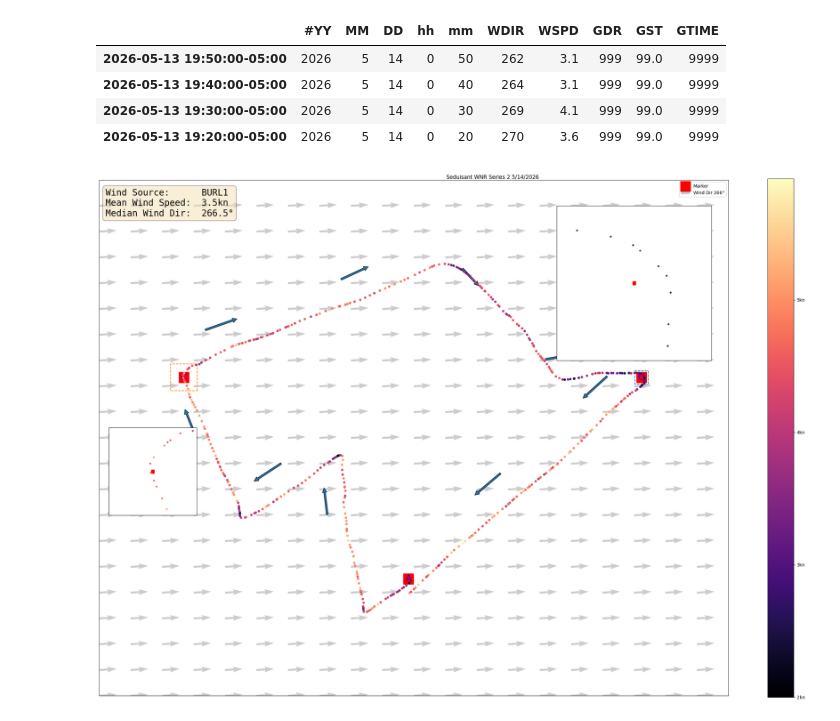
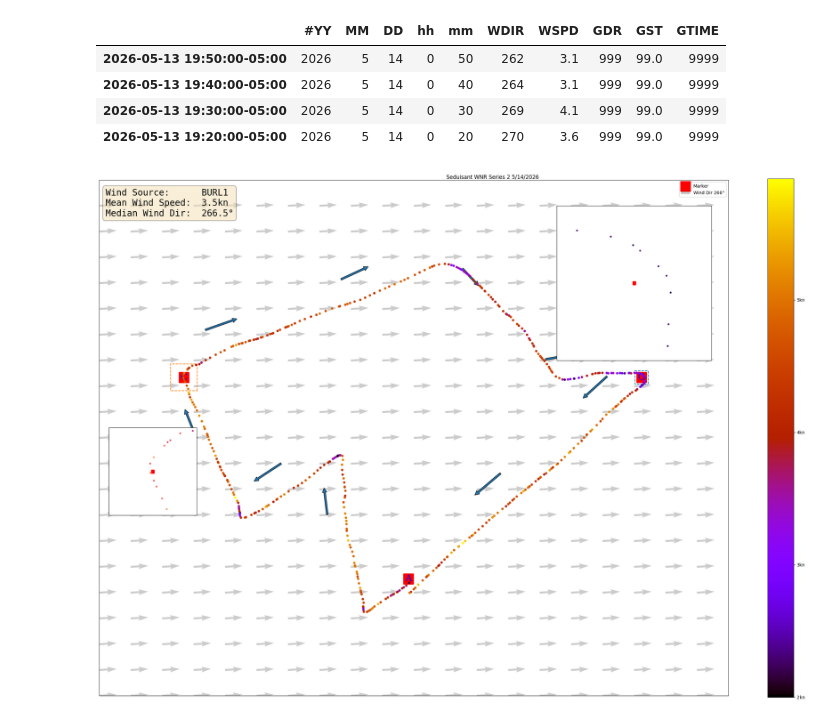
Before and after one commit to GarysCorner/RegattaTracking, a Jupyter notebook: 2026-05-14 Seduisant.ipynb, the cells around one changed output. Saved outputs shown, nothing was run; the diff lists cells and outputs as text; code cells hidden in the pictures.

```diff
--- a/2026-05-14 Seduisant.ipynb
+++ b/2026-05-14 Seduisant.ipynb
@@ -23,7 +23,6 @@ windFile = "./windData/burl1_2026-05-14.pickle"
 proj = cartopy.crs.Mercator()
 buffer = 0.25 / 60 #buffer in nautical miles
 nm2Meter = 1852.0
-colorMap = mpl.cm.magma
 # %%
 wgs84 = pyproj.crs.CRS.from_string('WGS84')
 utm = pyproj.crs.CRS.from_string('EPSG:32615')
@@ -157,7 +156,7 @@ def createWindQuiver(ax):
               zorder=-2,
               label=f"Wind Dir {medianWind:.0f}\U000000B0")
 # %%
-def createPlot(ax, extent, s=72, wpS=500,plotWind=True, lblWpt=True ,extentBuffer=buffer, df=trkGdf):
+def createPlot(ax, extent, s=72, wpS=500,plotWind=True, lblWpt=True ,extentBuffer=buffer, df=trkGdf,colorMap=mpl.cm.magma):
 
     boundBox = shapely.geometry.box(*extent)
     #wptMask = waypointGdf['geometry'].map(lambda pt: boundBox.contains(pt))
@@ -197,12 +193,12 @@ fig,ax = plt.subplots(1, figsize=figsize ,subplot_kw={'projection': proj})
 
 norm = mpl.colors.Normalize(vmin=trkGdf['speed'].min(), vmax = trkGdf['speed'].max(), clip=True)
 colorbarTicks = numpy.arange(norm.vmin,norm.vmax+0.001,1.0)
-
+colorMap = mpl.cm.gnuplot
 cax = fig.colorbar( plt.cm.ScalarMappable(norm=norm, cmap=colorMap), ax=ax)
 cax.set_ticks(colorbarTicks)
 cax.set_ticklabels( [f"{int(i)}kn" for i in colorbarTicks])
 
-createPlot(ax,s=20, extent=trkGdf.total_bounds)
+createPlot(ax,s=20, extent=trkGdf.total_bounds,colorMap=colorMap)
 
 
 wptRadius = 0.02 / 60
@@ -219,31 +215,31 @@ ax.plot(cBox.exterior.xy[0],cBox.exterior.xy[1],zorder=4,linestyle='--')
 cInset = ax.inset_axes([0,0.35,0.17,0.17], projection=proj, zorder=10 )
 createPlot(cInset, cExtent, s=10, wpS=50, plotWind=False, lblWpt=False, extentBuffer=0 )
 
 #reqExtent = trkGdf[reqMask].total_bounds
 #reqBox = shapely.geometry.box(*reqExtent)
 #ax.plot(reqBox.exterior.xy[0],reqBox.exterior.xy[1],zorder=4,linestyle='--')
 #reqInset = ax.inset_axes([0.01,0.68,0.3,0.3], projection=proj, zorder=3 )
 #createPlot(reqInset, reqExtent, s=10, wpS=50, plotWind=False, lblWpt=False, extentBuffer=0 )
 
 
 #add wind speed
 windStr = f"""Wind Source:      BURL1
 Mean Wind Speed:  {meanWindSpeed:.1f}kn
 Median Wind Dir:  {medianWind}\U000000B0"""
 ax.text(0.01,0.93,windStr, transform=ax.transAxes,\
         fontsize=20,\
         fontfamily='monospace',\
        bbox={
            'boxstyle':'round',
            'facecolor':'wheat',
            'alpha':0.5
        })
 
 ax.legend()
 
 fig.suptitle(title)
 fig.tight_layout()
 fig.savefig(f"{outputPath}/{outfileBase}.jpg")
 fig.savefig(f"{outputPath}/{outfileBase}.svg")
 # %% [output]
-[figure, old version]
+[figure, new version]
```
Also changed, not shown: parts of 4 cells of this notebook.
